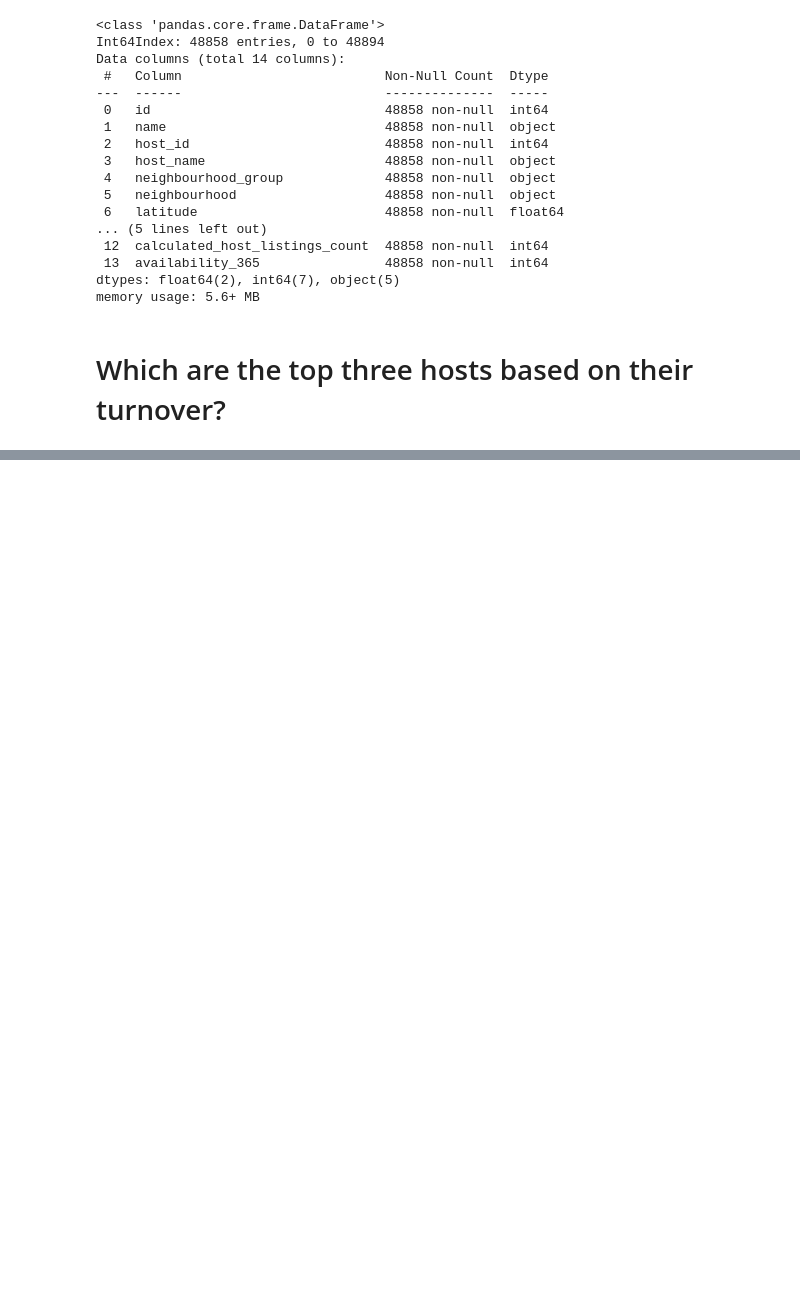
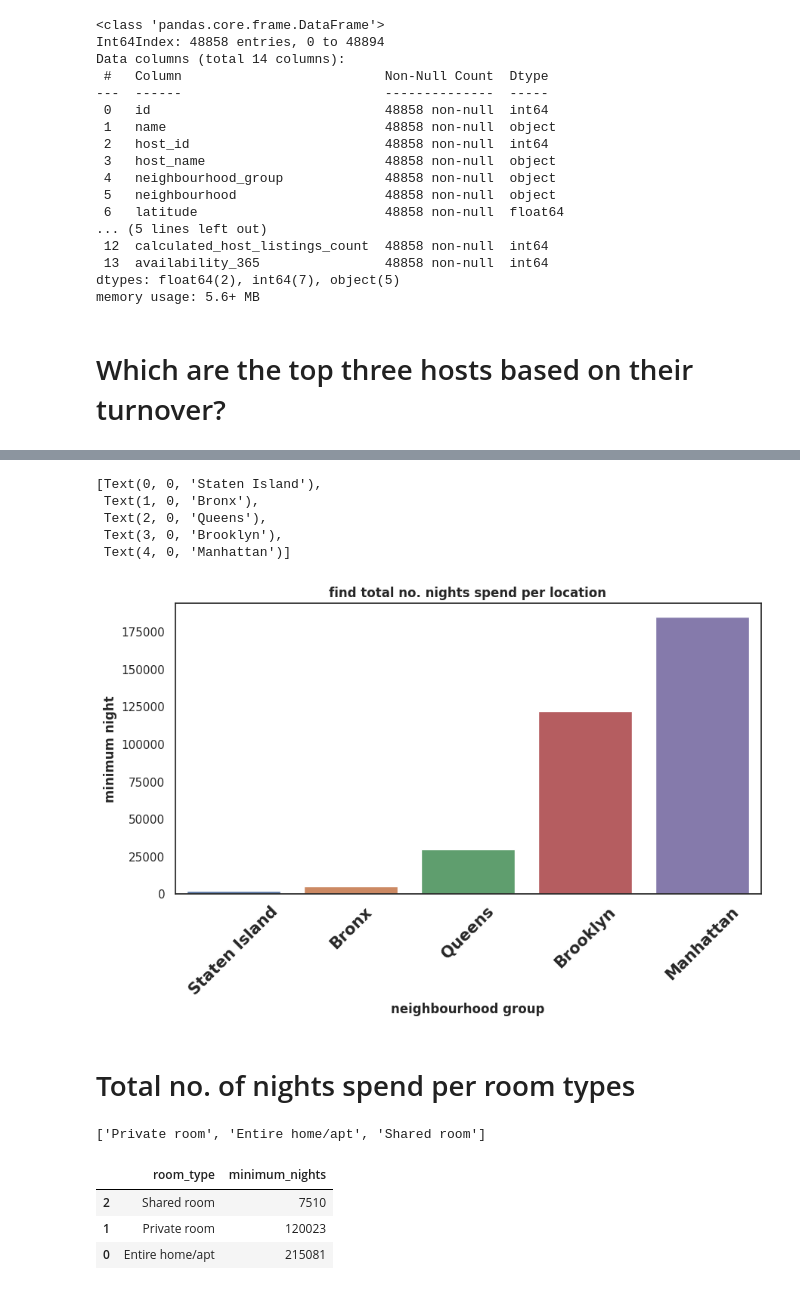
Before and after one commit to satendra-p/Airbnb_data-analysis, a Jupyter notebook: Team_Project_EDA_Capstone_ipynb.ipynb, the cells around one changed output, grey strips where cells are left out. Saved outputs shown, nothing was run; the diff lists cells and outputs as text; code cells hidden in the pictures; blank space fills up the shorter version.

```diff
--- a/Team_Project_EDA_Capstone_ipynb.ipynb
+++ b/Team_Project_EDA_Capstone_ipynb.ipynb
@@ -996,0 +1071,5 @@ new.head()
+# %%
+#  find the maximum(minimum nights) spending by customer across different neighourhood group
+total_nights=new.groupby('neighbourhood_group')['minimum_nights'].sum().reset_index()
+final_nights=total_nights.sort_values('minimum_nights',ascending=True)
+final_nights.head()
@@ -996,0 +1083,34 @@ new.head()
+# %%
+# visualization of total no. nights spend per location using seaborn
+sns.set(rc={'figure.figsize':(10,5)})
+sns.set_style('white')
+abc= sns.barplot(x='neighbourhood_group',y='minimum_nights',data = final_nights)
+abc.set_title('find total no. nights spend per location', weight='bold')
+abc.set_ylabel('minimum night', weight='bold')
+abc.set_xlabel('neighbourhood group', weight='bold')
+
+abc.set_xticklabels(abc.get_xticklabels(),weight='bold',rotation = 45,size='15')
+# %% [output]
+[Text(0, 0, 'Staten Island'),
+ Text(1, 0, 'Bronx'),
+ Text(2, 0, 'Queens'),
+ Text(3, 0, 'Brooklyn'),
+ Text(4, 0, 'Manhattan')]
+[figure, added]
+# %% [markdown]
+# Total no. of nights spend per room types
+# %%
+# find unique value of room types
+list(new['room_type'].unique())
+# %% [output]
+['Private room', 'Entire home/apt', 'Shared room']
+# %%
+#  find the maximum(minimum nights) spending by customer across different room type
+total_room=new.groupby(  'room_type')['minimum_nights'].sum().reset_index()
+room_types=total_room.sort_values('minimum_nights',ascending=True)
+room_types.head()
+# %% [output]
+|  | room_type | minimum_nights |
+| 2 | Shared room | 7510 |
+| 1 | Private room | 120023 |
+| 0 | Entire home/apt | 215081 |
```
Also changed, not shown: parts of 24 cells of this notebook.
